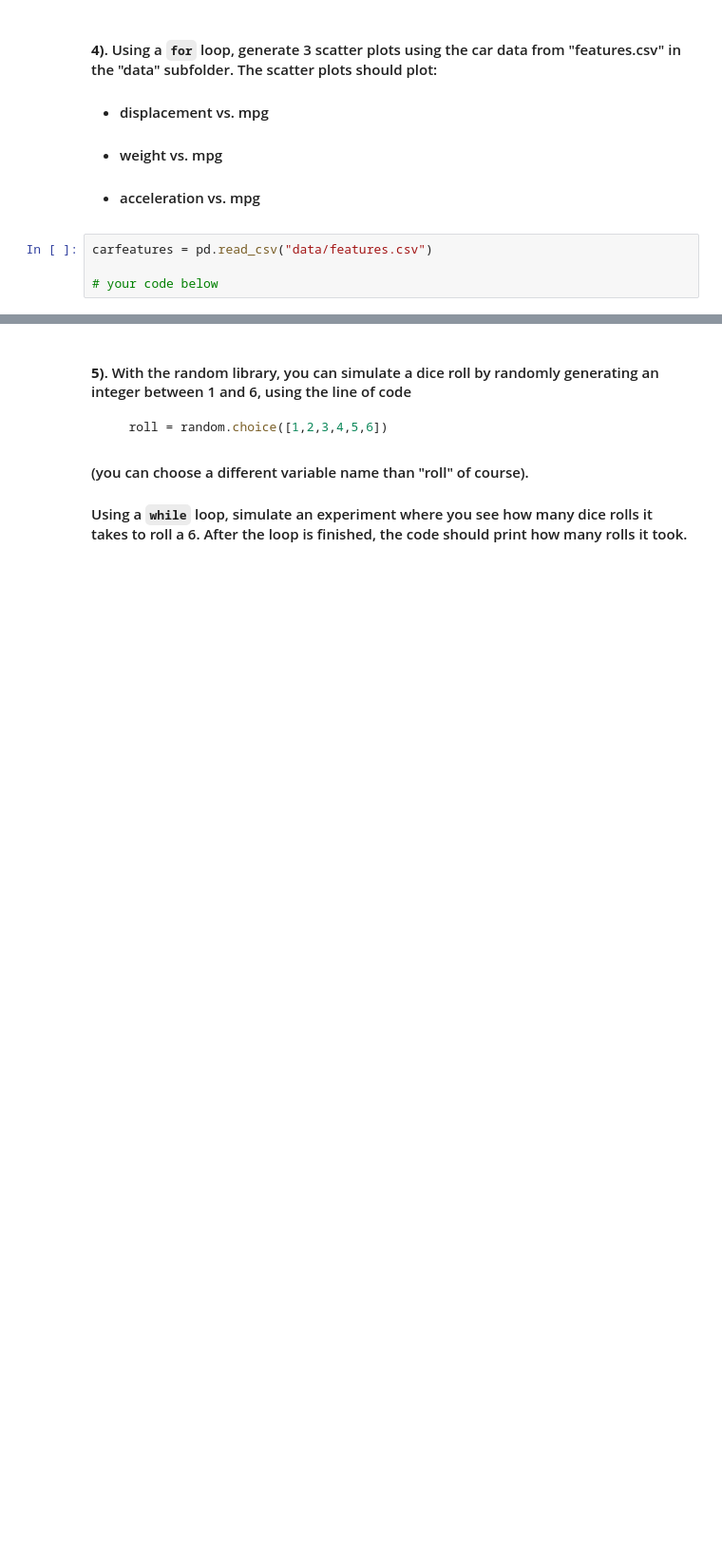
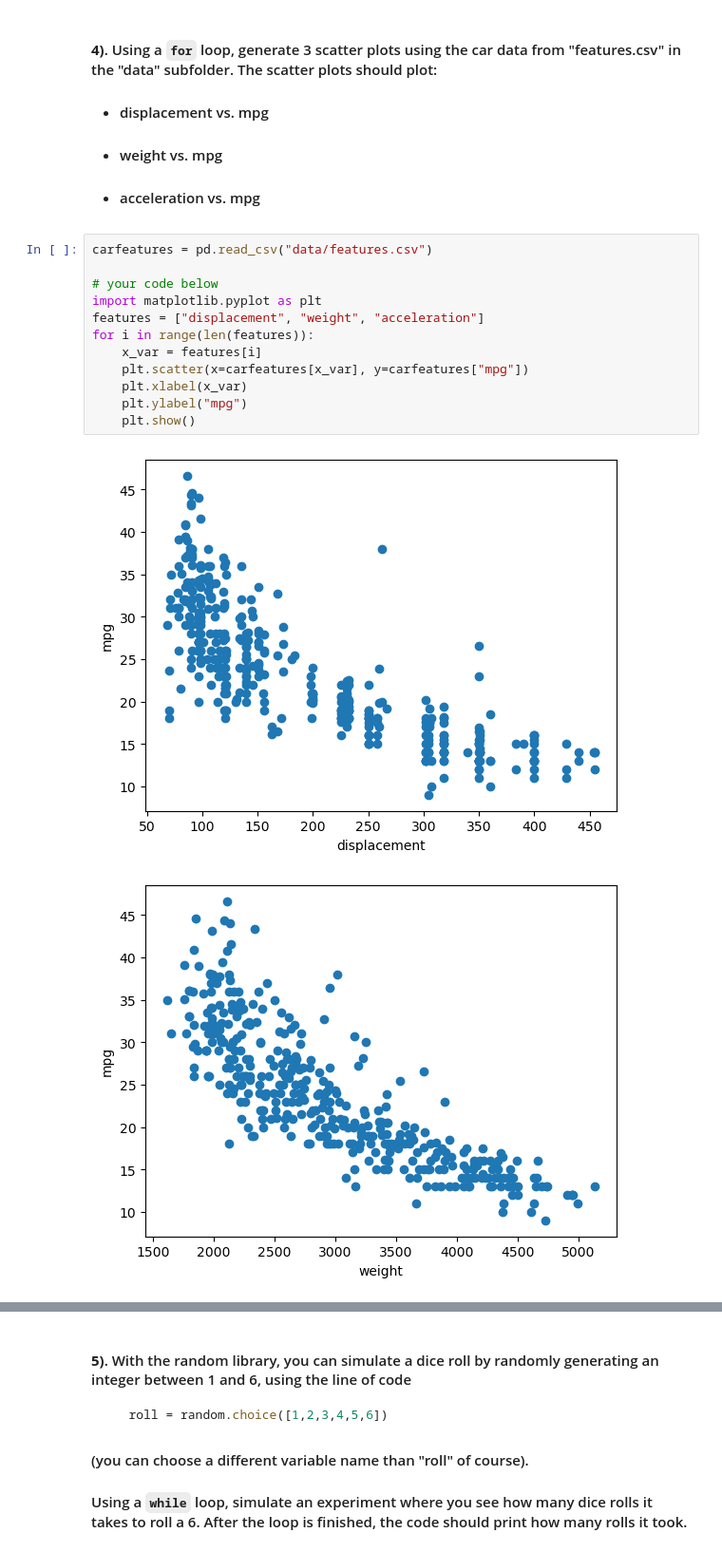
Before and after one commit to michael-hu732/datasci151spring2026, a Jupyter notebook: lecture_08/lecture_08 copy.ipynb, the cells around one changed output, grey strips where cells are left out. Shown at 95% size. Drawn from its saved outputs; the diff is of its cells as text; blank space fills up the shorter version.

```diff
--- a/lecture_08/lecture_08 copy.ipynb
+++ b/lecture_08/lecture_08 copy.ipynb
@@ -776,4 +762,15 @@ n = 31 # run this cell with other positive integers (start smaller to check your
 # %%
 carfeatures = pd.read_csv("data/features.csv")
 
 # your code below
+import matplotlib.pyplot as plt
+features = ["displacement", "weight", "acceleration"]
+for i in range(len(features)):
+    x_var = features[i]
+    plt.scatter(x=carfeatures[x_var], y=carfeatures["mpg"])
+    plt.xlabel(x_var)
+    plt.ylabel("mpg")
+    plt.show()
+# %% [output]
+[figure, added]
+[figure, added]
```
Also changed, not shown: parts of 30 cells of this notebook.
